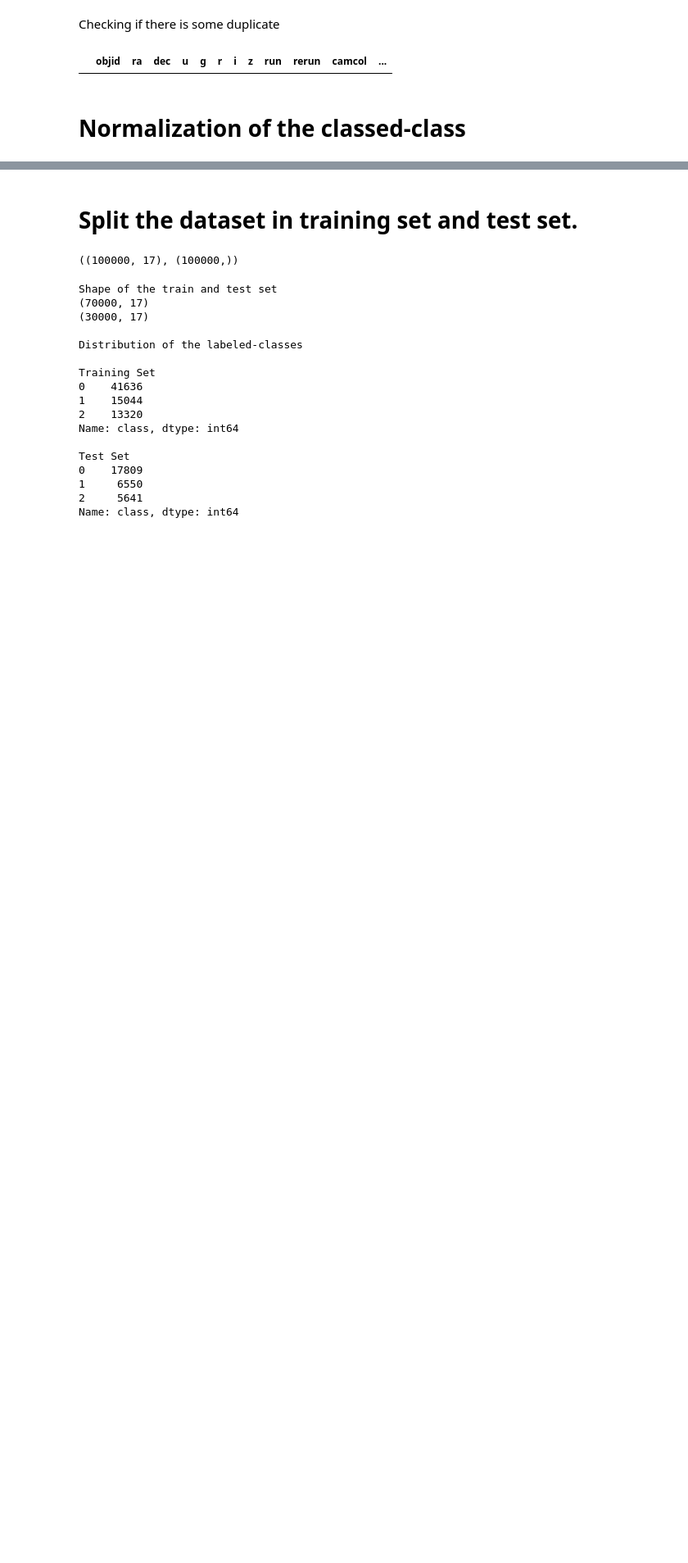
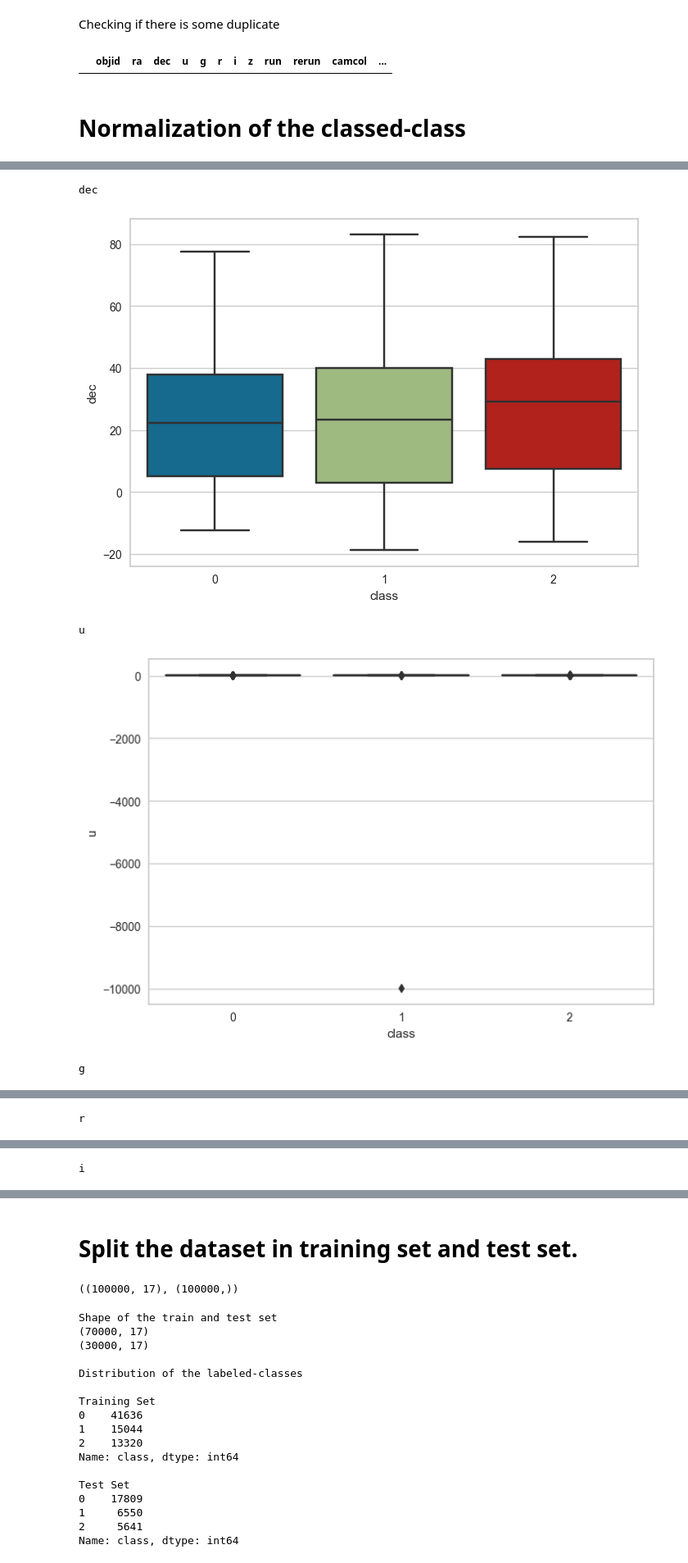
Before and after one commit to gabrielemarino-gm/StellarClassificator, a Jupyter notebook: project.ipynb, the cells around one changed output, grey strips where cells are left out. Shown at 82% size. Saved outputs shown, nothing was run; the diff lists cells and outputs as text; code cells hidden in the pictures; blank space fills up the shorter version.

```diff
--- a/project.ipynb
+++ b/project.ipynb
@@ -166,0 +194,11 @@ dfStarsNormalize['class'] = dfStarsNormalize['class'].replace({'GALAXY': 0, 'STA
+# %%
+for att in dfStars.drop(['objid', 'ra', 'run','rerun','camcol','field','fiberid', 'class'], axis = 1).columns[:-1]:
+    sns.boxplot(x='class', y=att, data=dfStars)
+    print(att)
+    plt.show()
+# %% [output]
+dec
+[figure, added]
+u
+[figure, added]
+g
@@ -166,0 +206 @@ dfStarsNormalize['class'] = dfStarsNormalize['class'].replace({'GALAXY': 0, 'STA
+r
@@ -166,0 +208 @@ dfStarsNormalize['class'] = dfStarsNormalize['class'].replace({'GALAXY': 0, 'STA
+i
```
Also changed, not shown: parts of 19 cells of this notebook, 2 other files.
